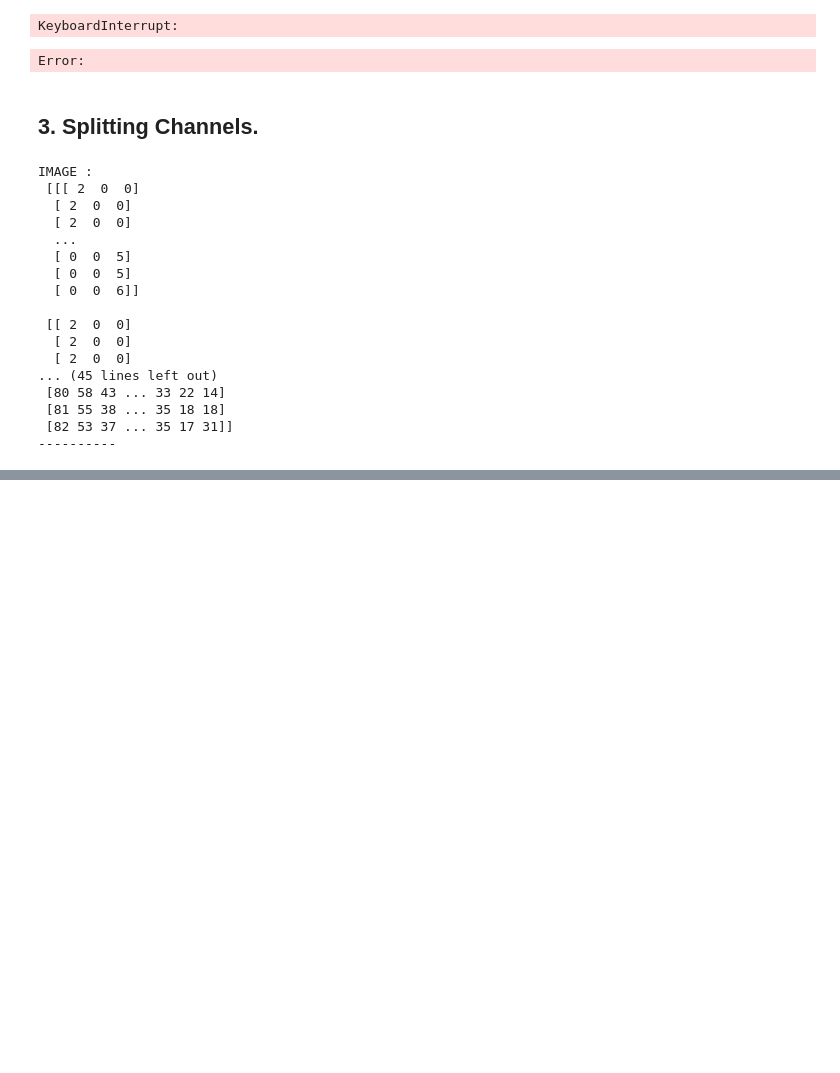
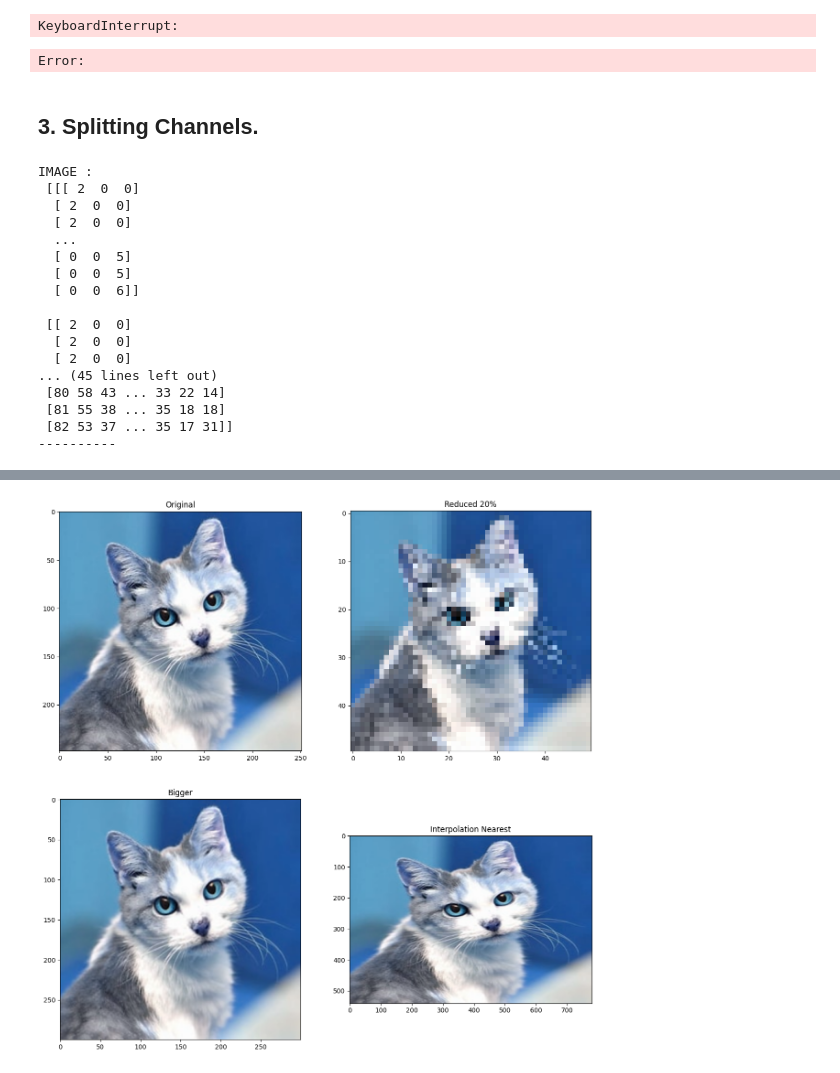
Before and after one commit to kechcole/Machine-Learning, a Jupyter notebook: Notebooks/Image_Processing/1.Introduction.ipynb, the cells around one changed output, grey strips where cells are left out. Saved outputs shown, nothing was run; the diff lists cells and outputs as text; code cells hidden in the pictures; blank space fills up the shorter version.

Commit message:
Resizing cropping and exporting images

```diff
--- a/Notebooks/Image_Processing/1.Introduction.ipynb
+++ b/Notebooks/Image_Processing/1.Introduction.ipynb
@@ -165,0 +185,10 @@ wind(g-r)
+# %%
+# Read image cat7
+cat7 = cv2.imread("Img_analysis/cat7.png", 1)
+
+# Properties
+print(f'Properties : \n Type --> {type(cat7)}  \n Shape --> {cat7.shape} \n\
+Size/No of pixels --> {cat7.size} \n Dimension --> {cat7.ndim}')
+
+# Display
+wind(cat7)
@@ -165,0 +203,16 @@ wind(g-r)
+# %%
+# Resize to various sizes
+
+# Reduce by a fifth , 20%
+cat7_reduced1 = cv2.resize(cat7,           # Image to be resized
+                    (0, 0),                # Dimension width x height of output
+                    fx = 0.2,                # Scaling factor x axis
+                    fy = 0.2,                # Scaling factoy y axis
+                    interpolation=cv2.INTER_CUBIC   # Find cube of all neighborhood pixels
+                           )
+
+# Resize to a 300 by 300 pixel
+cat7_big = cv2.resize(cat7, (300, 300))
+
+# stretch image
+cat7_linear = cv2.resize(cat7, (780, 540), interpolation = cv2.INTER_LINEAR)
@@ -165,0 +225,16 @@ wind(g-r)
+# %%
+# Display all images with matplotlib
+
+Titles =["Original", "Reduced 20%", "Bigger", "Interpolation Nearest"]
+images =[cat7 ,cat7_reduced1, cat7_big, cat7_linear]
+count = 4
+
+f, axs = plt.subplots(2, 2, figsize=(15, 15))
+for i in range(count):
+    plt.subplot(2, 2, i + 1)
+    plt.title(Titles[i])
+    plt.imshow(images[i])
+
+plt.show()
+# %% [output]
+[figure, added]
```
Also changed, not shown: parts of 10 cells of this notebook, 1 other file.
